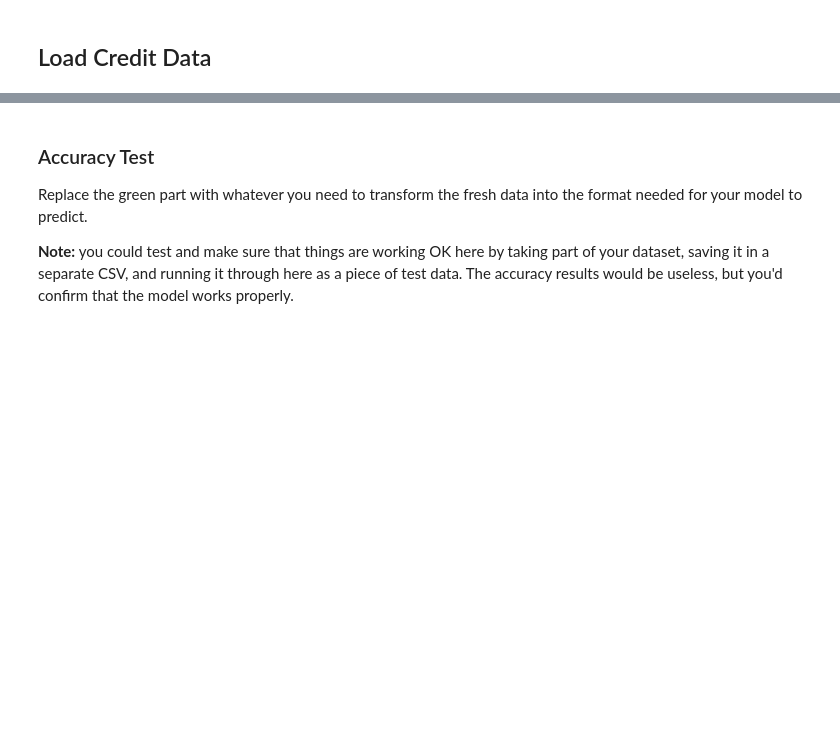
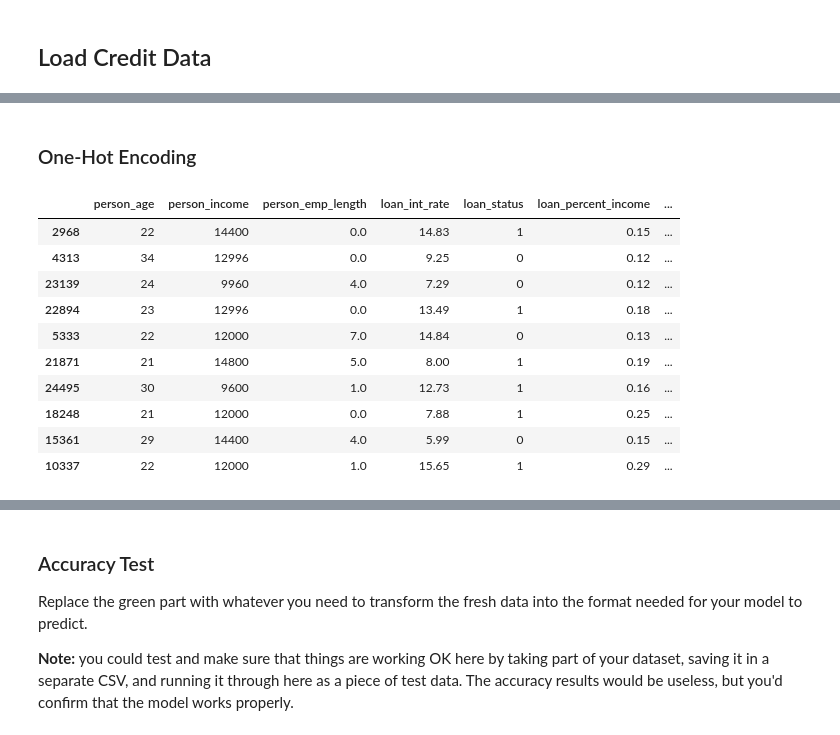
Before and after one commit to ASykes4/BSIP_Assignment_4_Students, a Jupyter notebook: asn4_start.ipynb, the cells around one changed output, grey strips where cells are left out. Cells and saved outputs as stored; diff of their text form; code cells hidden in the pictures; blank space fills up the shorter version.

```diff
--- a/asn4_start.ipynb
+++ b/asn4_start.ipynb
@@ -65,0 +120,7 @@ df.head()
+# %%
+# Likely want to drop cb_person_cred_hist_length due to high colinearity
+# Likely also drop the unnamed 0 column due to colinearity with person_age
+# Also drop loan_amnt due to high colinearity with loan_percent_income and having the lower colinaerity with loan_status
+df = df.drop(columns='cb_person_cred_hist_length')
+df = df.drop(columns='Unnamed: 0')
+df = df.drop(columns='loan_amnt')
@@ -65,0 +140,2 @@ df.head()
+# %% [markdown]
+### One-Hot Encoding
@@ -65,0 +147,16 @@ df.head()
+# %%
+# One-Hot Encoding, with drop first enabled to avoid phantom categories
+df = pd.get_dummies(df, drop_first=True)
+df.sample(10)
+# %% [output]
+|  | person_age | person_income | person_emp_length | loan_int_rate | loan_status | loan_percent_income | ... |
+| 2968 | 22 | 14400 | 0.0 | 14.83 | 1 | 0.15 | ... |
+| 4313 | 34 | 12996 | 0.0 | 9.25 | 0 | 0.12 | ... |
+| 23139 | 24 | 9960 | 4.0 | 7.29 | 0 | 0.12 | ... |
+| 22894 | 23 | 12996 | 0.0 | 13.49 | 1 | 0.18 | ... |
+| 5333 | 22 | 12000 | 7.0 | 14.84 | 0 | 0.13 | ... |
+| 21871 | 21 | 14800 | 5.0 | 8.00 | 1 | 0.19 | ... |
+| 24495 | 30 | 9600 | 1.0 | 12.73 | 1 | 0.16 | ... |
+| 18248 | 21 | 12000 | 0.0 | 7.88 | 1 | 0.25 | ... |
+| 15361 | 29 | 14400 | 4.0 | 5.99 | 0 | 0.15 | ... |
+| 10337 | 22 | 12000 | 1.0 | 15.65 | 1 | 0.29 | ... |
```
Also changed, not shown: parts of 12 cells of this notebook.
